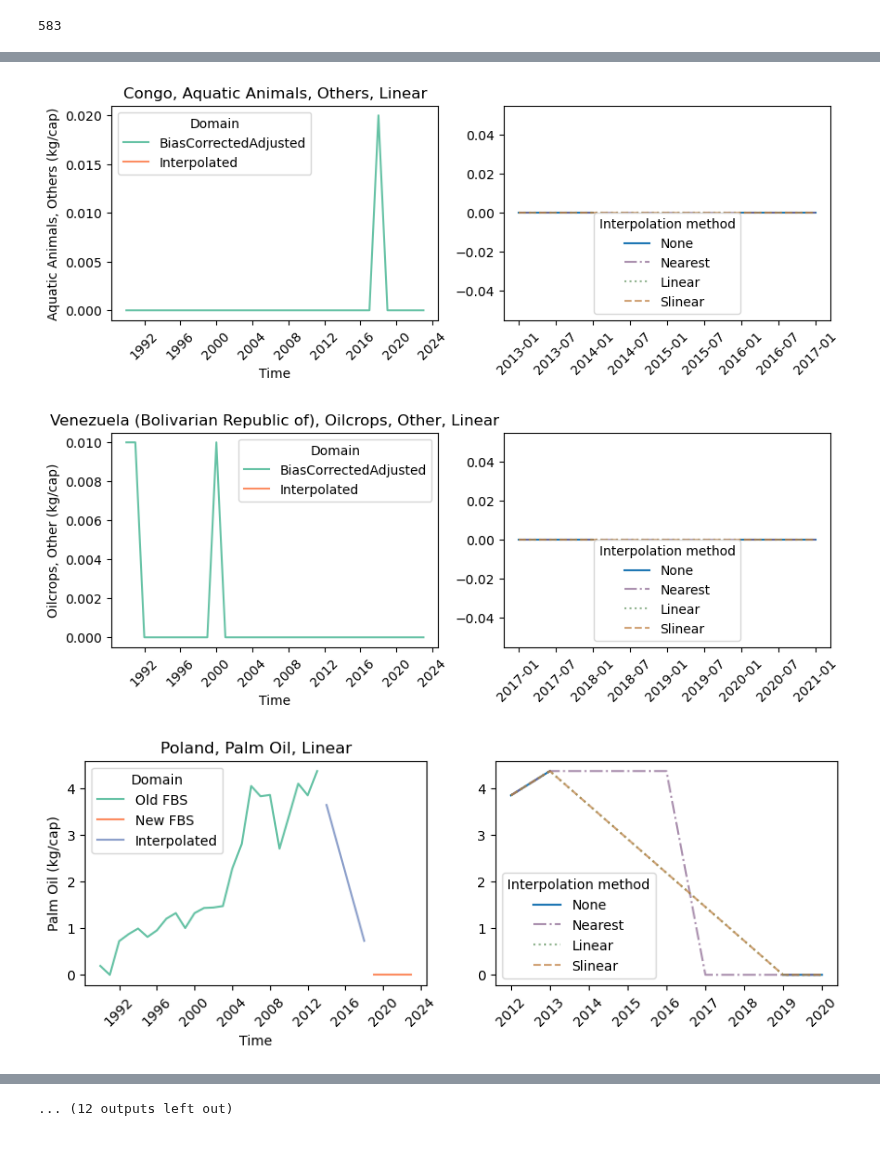
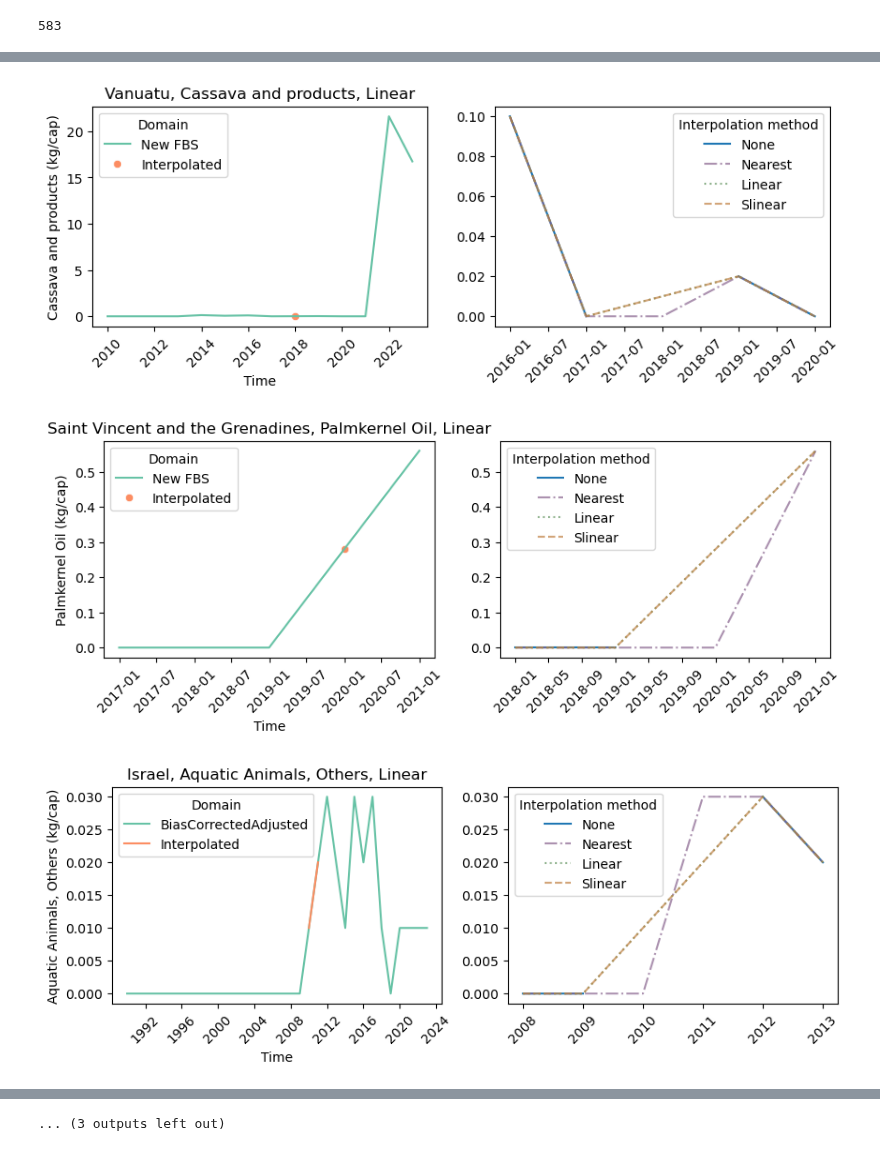
Before and after one commit to myliheik/FBSadjusted, a Jupyter notebook: notebooks/plotResults-interpolated.ipynb, the cells around one changed output, grey strips where cells are left out. Saved outputs shown, nothing was run; the diff lists cells and outputs as text; code cells hidden in the pictures.

```diff
--- a/notebooks/plotResults-interpolated.ipynb
+++ b/notebooks/plotResults-interpolated.ipynb
@@ -90,7 +90,7 @@ myItemDictReverse = df1.set_index('Item Code').to_dict()['Item']
 
 # Plot with the best interpolation method
 # set the best
-def plotting77(data, mycountryCode, myElement, myItem, startingYear, axes, ylabel, huelabel, palette, bestMethod):
+def plotting77(data, mycountryCode, myElement, myItem, startingYear, axes, ylabel, huelabel, palette, palette2, bestMethod):
     mycountry = myAreaDictReverse.get(mycountryCode)
     mytitle = mycountry
     # Subset data, choose one of the interpolation methods, default 'linear':
@@ -117,7 +117,17 @@ def plotting77(data, mycountryCode, myElement, myItem, startingYear, axes, ylabe
         unit = data['Unit'][0]
     #print(data3)
     data33 = data3.drop_duplicates()
-    ax = sns.lineplot(data33, y = ylabel, x = 'Time', hue = huelabel, palette=palette, ax = axes)
+
+    dataInterpolated = data33[(data33['interpolationMethod'] == bestMethod)]
+    datanotInterpolated = data33[~(data33['interpolationMethod'] == bestMethod)]
+    if len(dataInterpolated) == 1:
+        # interpolated values are poorly visible in lineplot
+        ax = sns.lineplot(datanotInterpolated, y = ylabel, x = 'Time', hue = huelabel, palette=palette, ax = axes)
+        # we add points to show the interpolated values:
+        sns.scatterplot(ax = ax, data = dataInterpolated, y = ylabel, x = 'Time', hue = huelabel, palette = palette2)
+    else:
+        ax = sns.lineplot(data33, y = ylabel, x = 'Time', hue = huelabel, palette=palette, ax = axes)
+
 
     ax.tick_params(axis='x', rotation=45)
     ax.set_title(f'{mytitle}, {myItem}, {bestMethod}')
@@ -197,6 +207,7 @@ def plotting88(data, mycountryCode, myElement, myItem, axes, ylabel, huelabel, c
 warnings.filterwarnings('ignore')
 
 palette1 = sns.color_palette("Set2")
+palette11 = sns.color_palette("Set2")[1:]
 palette2 = sns.color_palette("Set3")[3:]
 myElement = 'Food supply quantity (kg/capita/yr)'
 styles = {'Original': '-', 'Original head': '-', 'Original tail': '-', 'Nearest': '-.', 'Linear': ':', 'Slinear': '--'}
@@ -204,7 +215,7 @@ colors = {"Linear": sns.color_palette("Set1", n_colors=8, desat=.5)[2],\
           "Nearest": sns.color_palette("Set1", n_colors=8, desat=.5)[3],
           "Slinear": sns.color_palette("Set1", n_colors=8, desat=.5)[4]}
 
-for i in sample(range(len(exampleCases)), 40):
+for i in sample(range(len(exampleCases)), 30):
 
 
     mycountry = exampleCases.iloc[i]['Area Code']
@@ -215,7 +226,7 @@ for i in sample(range(len(exampleCases)), 40):
     if test0['Value'].max() > 0:
         fig, (ax1, ax2) = plt.subplots(nrows=1, ncols=2, figsize=(10, 3))
 
-        test = plotting77(df3, mycountry, myElement, myItem, 1990, ax1,  'NAsInterpolated', 'Domain', palette1, 'Linear')
+        test = plotting77(df3, mycountry, myElement, myItem, 1990, ax1,  'NAsInterpolated', 'Domain', palette1, palette11, 'Linear')
         if not test:
             plotting88(df3, mycountry, myElement, myItem, ax2, 'NAsInterpolated', 'interpolationMethod', colors)
             plt.show
@@ -229,3 +240,3 @@ for i in sample(range(len(exampleCases)), 40):
-[figure, old version]
+[figure, new version]
-[figure, old version]
+[figure, new version]
-[figure, old version]
+[figure, new version]
@@ -238 +249 @@ for i in sample(range(len(exampleCases)), 40):
-... (12 outputs left out)
+... (3 outputs left out)
```
Also changed, not shown: parts of 3 cells of this notebook.
